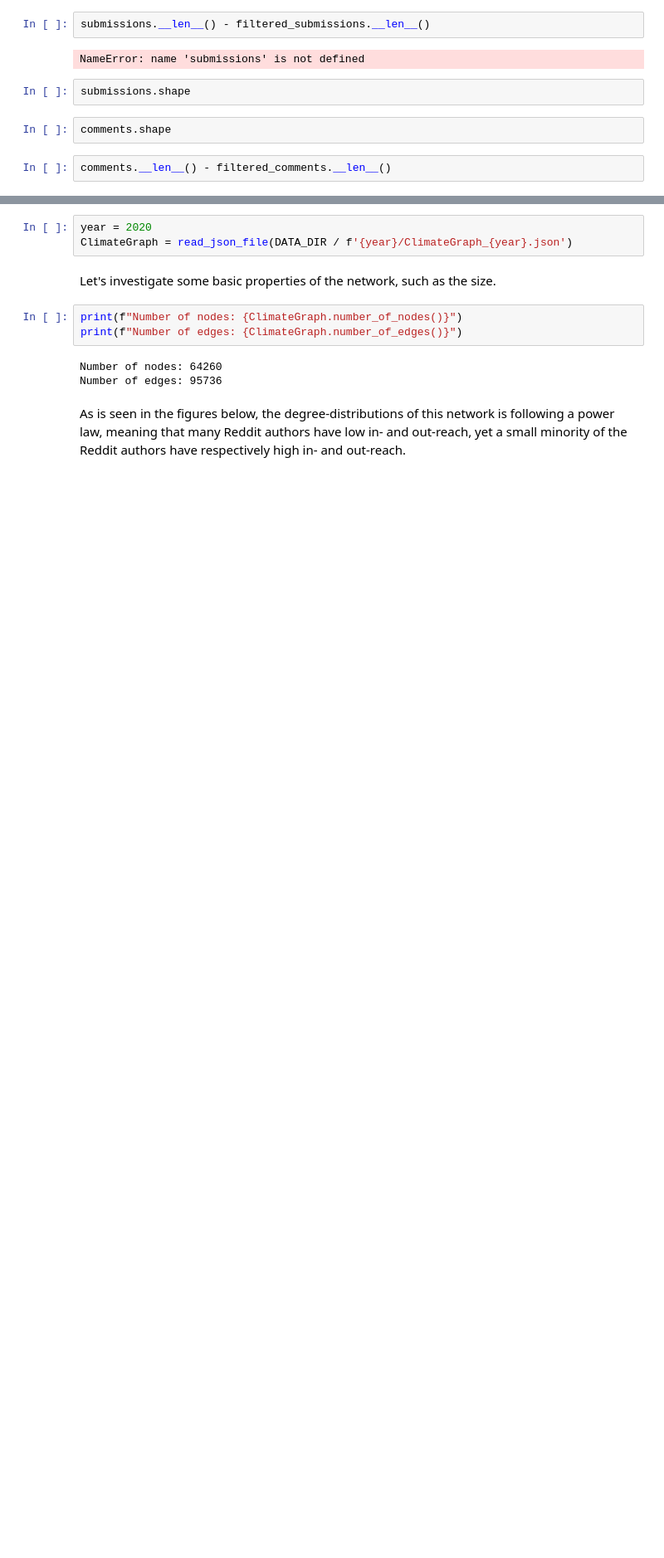
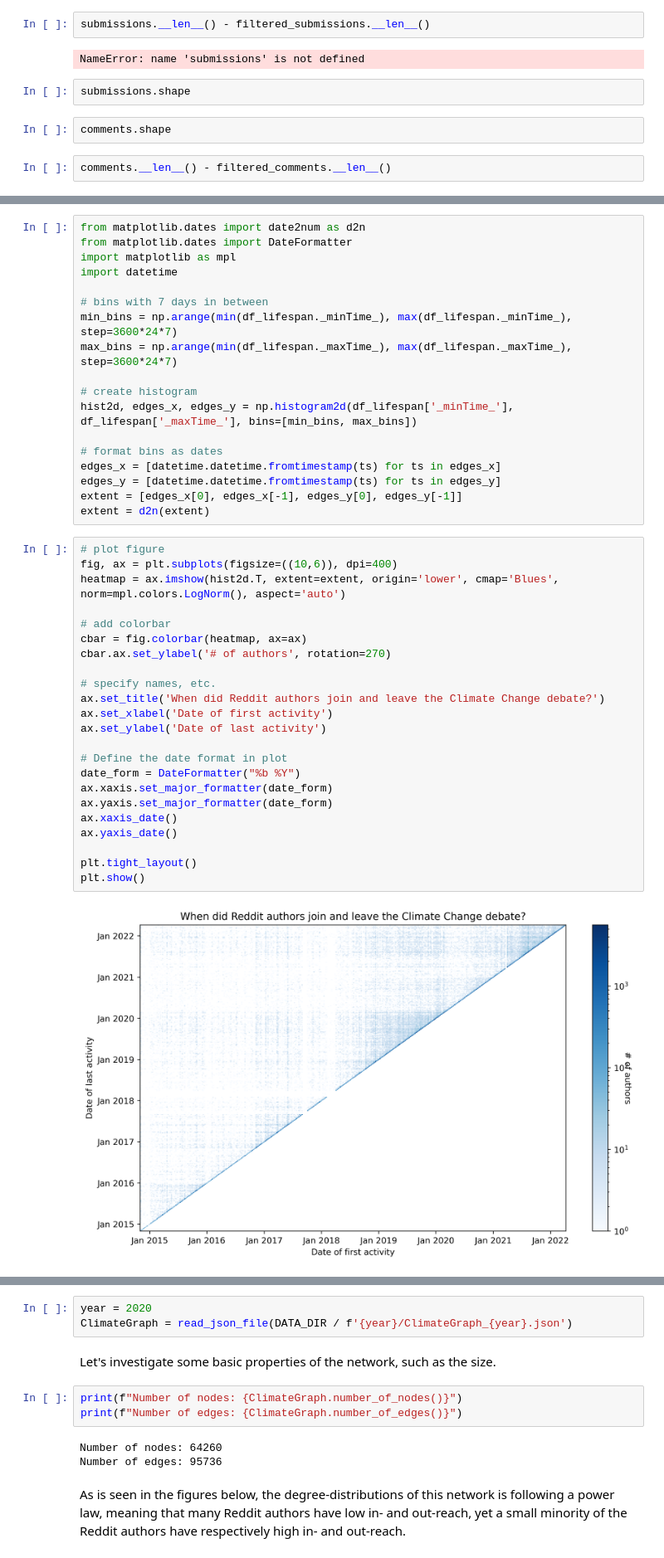
Before and after one commit to AronDJacobsen/Reddit-ClimateGraph, a Jupyter notebook: preliminary_analysis.ipynb, the cells around one changed output, grey strips where cells are left out. Shown at 83% size. Cells and saved outputs as stored; diff of their text form; blank space fills up the shorter version.

```diff
--- a/preliminary_analysis.ipynb
+++ b/preliminary_analysis.ipynb
@@ -204,0 +351,43 @@ comments.__len__() - filtered_comments.__len__()
+# %%
+from matplotlib.dates import date2num as d2n
+from matplotlib.dates import DateFormatter
+import matplotlib as mpl
+import datetime
+
+# bins with 7 days in between
+min_bins = np.arange(min(df_lifespan._minTime_), max(df_lifespan._minTime_), step=3600*24*7)
+max_bins = np.arange(min(df_lifespan._maxTime_), max(df_lifespan._maxTime_), step=3600*24*7)
+
+# create histogram
+hist2d, edges_x, edges_y = np.histogram2d(df_lifespan['_minTime_'], df_lifespan['_maxTime_'], bins=[min_bins, max_bins])
+
+# format bins as dates
+edges_x = [datetime.datetime.fromtimestamp(ts) for ts in edges_x]
+edges_y = [datetime.datetime.fromtimestamp(ts) for ts in edges_y]
+extent = [edges_x[0], edges_x[-1], edges_y[0], edges_y[-1]]
+extent = d2n(extent)
+# %%
+# plot figure
+fig, ax = plt.subplots(figsize=((10,6)), dpi=400)
+heatmap = ax.imshow(hist2d.T, extent=extent, origin='lower', cmap='Blues', norm=mpl.colors.LogNorm(), aspect='auto')
+
+# add colorbar
+cbar = fig.colorbar(heatmap, ax=ax)
+cbar.ax.set_ylabel('# of authors', rotation=270)
+
+# specify names, etc.
+ax.set_title('When did Reddit authors join and leave the Climate Change debate?')
+ax.set_xlabel('Date of first activity')
+ax.set_ylabel('Date of last activity')
+
+# Define the date format in plot
+date_form = DateFormatter("%b %Y")
+ax.xaxis.set_major_formatter(date_form)
+ax.yaxis.set_major_formatter(date_form)
+ax.xaxis_date()
+ax.yaxis_date()
+
+plt.tight_layout()
+plt.show()
+# %% [output]
+[figure, added]
```
Also changed, not shown: parts of 48 cells of this notebook, 4 other files.
